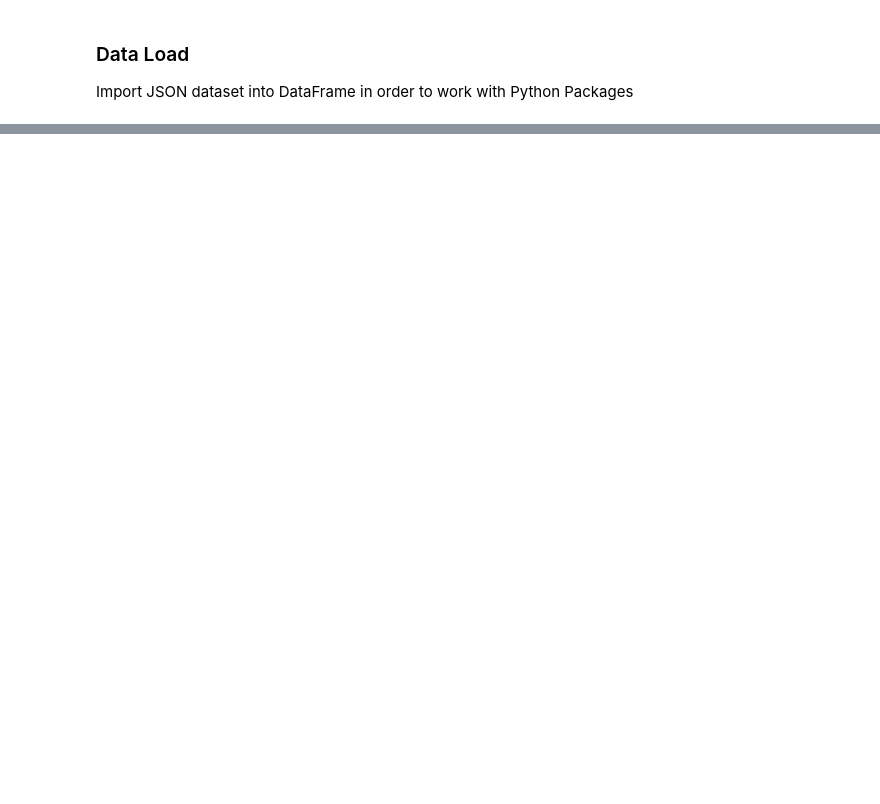
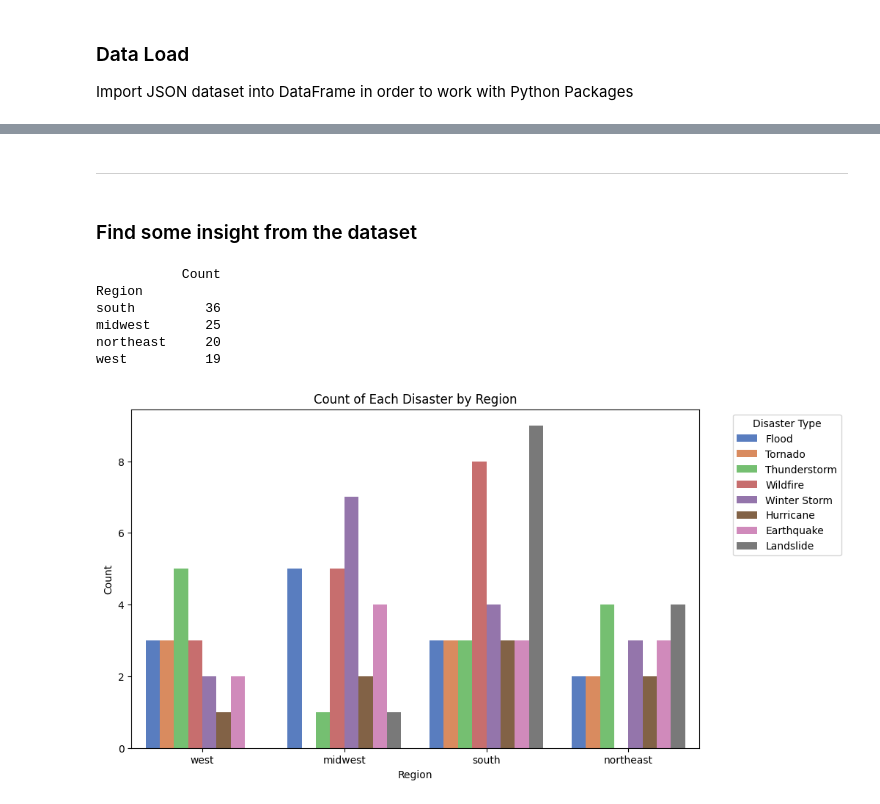
Before and after one commit to StateFarmInsCodingCompetition/2023-StateFarm-CodingCompetition, a Jupyter notebook: python/data_analysis.ipynb, the cells around one changed output, grey strips where cells are left out. Saved outputs shown, nothing was run; the diff lists cells and outputs as text; code cells hidden in the pictures; blank space fills up the shorter version.

```diff
--- a/python/data_analysis.ipynb
+++ b/python/data_analysis.ipynb
@@ -37,0 +84,46 @@ df_disasters = pd.json_normalize(disasters.to_dict(orient='records')) # Normaliz
+# %% [markdown]
+---
+# %% [markdown]
+### Find some insight from the dataset
+# %%
+data = SimpleDataTool()
+regional_disaster_map = data.get_regional_disaster_map()
+# %%
+# Initialize lists to store the data
+regions = []
+disaster_types = []
+counts = []
+
+# Populate the lists with data
+for region, disasters in regional_disaster_map.items():
+    for disaster_type, count in disasters.items():
+        regions.append(region)
+        disaster_types.append(disaster_type)
+        counts.append(count)
+
+# Create a DataFrame
+disaster_map = pd.DataFrame({
+    'Region': regions,
+    'Disaster Type': disaster_types,
+    'Count': counts
+})
+
+# Print the sum of the disaster regionally.
+print(disaster_map.groupby(['Region']).sum().sort_values(by='Count', ascending=False))
+# %% [output]
+           Count
+Region
+south         36
+midwest       25
+northeast     20
+west          19
+# %%
+plt.figure(figsize=(10,6))
+sns.barplot(x='Region', y='Count', hue='Disaster Type', data=disaster_map, errorbar=None, palette='muted')
+plt.title('Count of Each Disaster by Region')
+plt.ylabel('Count')
+plt.xlabel('Region')
+plt.legend(title='Disaster Type', bbox_to_anchor=(1.05, 1), loc='upper left')
+plt.show()
+# %% [output]
+[figure, added]
```
Also changed, not shown: parts of 8 cells of this notebook, 2 other files.
